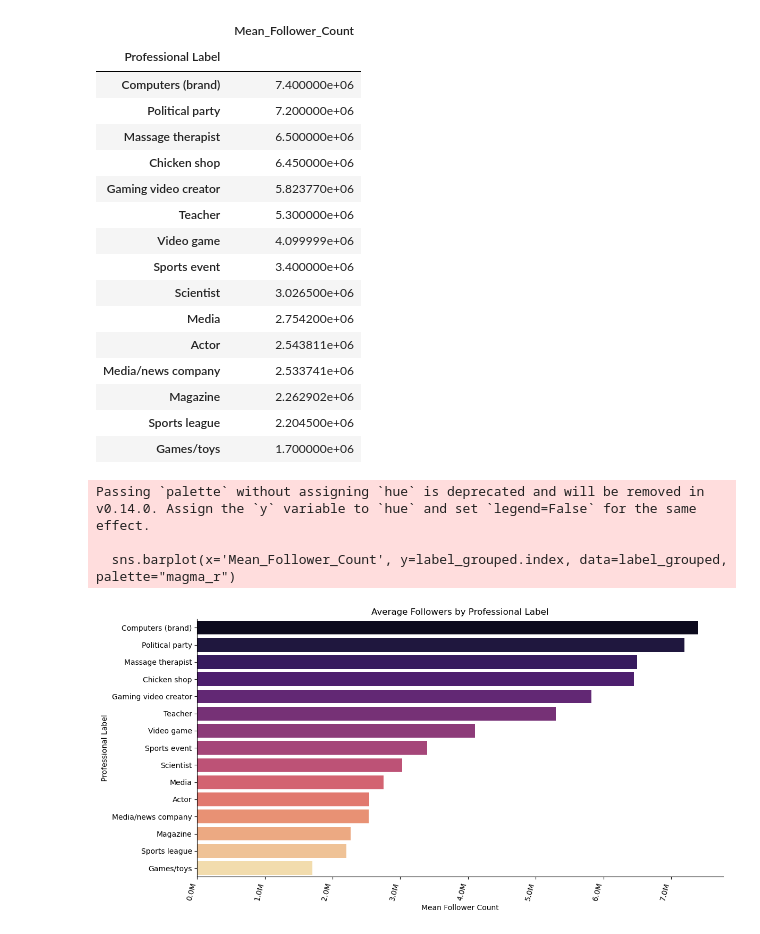
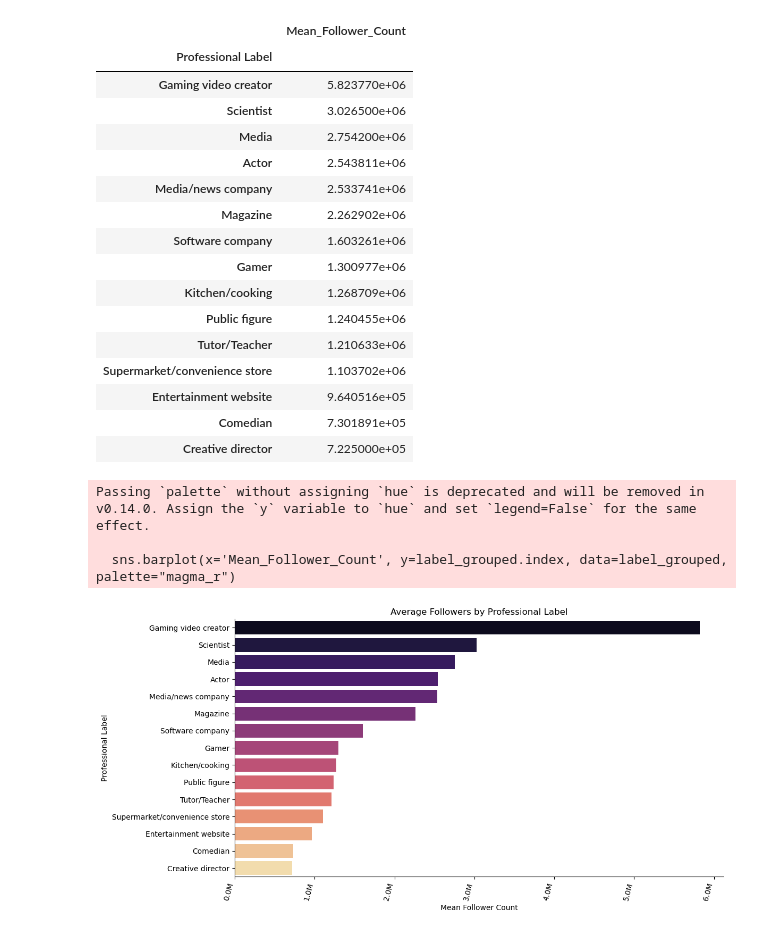
Before and after one commit to Sujalk63/instagram-dataset-exploration-and-analysis, a Jupyter notebook: 1_ProfessionalLabelsVsFollowerCount.ipynb, the cells around one changed output. Cells and saved outputs as stored; diff of their text form; code cells hidden in the pictures.

Commit message:
got rid of highly weighted single labels

```diff
--- a/1_ProfessionalLabelsVsFollowerCount.ipynb
+++ b/1_ProfessionalLabelsVsFollowerCount.ipynb
@@ -6,6 +6,13 @@ import seaborn as sns
 file_path = r'C:\Users\Sujal Karmakar\Desktop\Desktop\Data Analyst\Python\python_data_analytics_project\DataAnalysis practice with my Instagram scraped dataset\ig_profile_data\all_usernames_profile_data_copy.xlsx'
 
 df = pd.read_excel(file_path)
+
+# filtering valid labels only
+df = df[df["Professional Label"].notna()] # professional label should not be nan
+label_counts = df["Professional Label"].value_counts()
+valid_labels =  label_counts[label_counts >= 5].index # the count of label should atleast be 5
+df = df[df["Professional Label"].isin(valid_labels)]
+
 df.info()
 # %% [output]
 <class 'pandas.core.frame.DataFrame'>
@@ -55,52 +62,50 @@ label_grouped
 # %% [output]
 |  | Mean_Follower_Count |
 | Professional Label |  |
-| Computers (brand) | 7.400000e+06 |
-| Political party | 7.200000e+06 |
-| Massage therapist | 6.500000e+06 |
-| Chicken shop | 6.450000e+06 |
 | Gaming video creator | 5.823770e+06 |
-| Teacher | 5.300000e+06 |
-| Video game | 4.099999e+06 |
-| Sports event | 3.400000e+06 |
 | Scientist | 3.026500e+06 |
 | Media | 2.754200e+06 |
 | Actor | 2.543811e+06 |
 | Media/news company | 2.533741e+06 |
 | Magazine | 2.262902e+06 |
-| Sports league | 2.204500e+06 |
-| Games/toys | 1.700000e+06 |
+| Software company | 1.603261e+06 |
+| Gamer | 1.300977e+06 |
+| Kitchen/cooking | 1.268709e+06 |
+| Public figure | 1.240455e+06 |
+| Tutor/Teacher | 1.210633e+06 |
+| Supermarket/convenience store | 1.103702e+06 |
+| Entertainment website | 9.640516e+05 |
+| Comedian | 7.301891e+05 |
+| Creative director | 7.225000e+05 |
 # %%
 from matplotlib.ticker import FuncFormatter
 
 label_grouped = label_grouped.sort_values(by='Mean_Follower_Count', ascending=True)
-
-cmap = sns.color_palette("flare", as_cmap=True)
 
 plt.figure(figsize=(12, 6))
 sns.barplot(x='Mean_Follower_Count', y=label_grouped.index, data=label_grouped, palette="magma_r")
 
 
 # Add labels and title
 plt.xlabel('Mean Follower Count')
 plt.ylabel('Professional Label')
 plt.title('Average Followers by Professional Label')
 
 plt.gca().invert_yaxis()
 plt.gca().spines['top'].set_visible(False)
 plt.gca().spines['right'].set_visible(False)
 
 # Apply FuncFormatter to display x-axis ticks in millions
 formatter = FuncFormatter(lambda x, _: f'{x/1e6:.1f}M')
 plt.gca().xaxis.set_major_formatter(formatter)
 
 plt.xticks(rotation=75, ha='right')
 
 # Show the plot
 plt.tight_layout()
 plt.show()
 # %% [output]
 Passing `palette` without assigning `hue` is deprecated and will be removed in v0.14.0. Assign the `y` variable to `hue` and set `legend=False` for the same effect.
 
   sns.barplot(x='Mean_Follower_Count', y=label_grouped.index, data=label_grouped, palette="magma_r")
-[figure, old version]
+[figure, new version]
```
Also changed, not shown: parts of 1 cell of this notebook, 1 other file.
